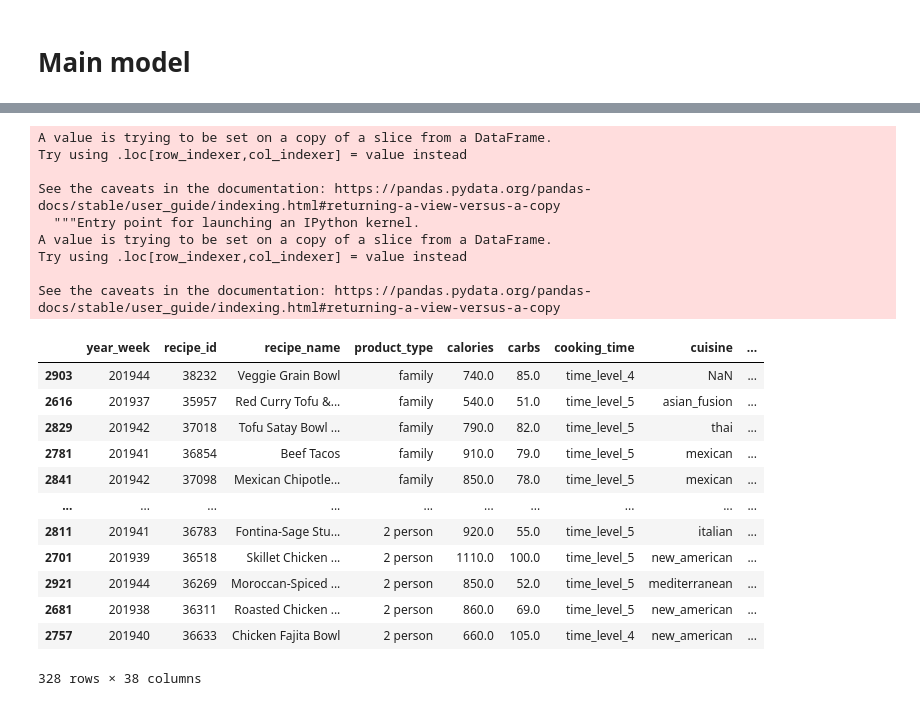
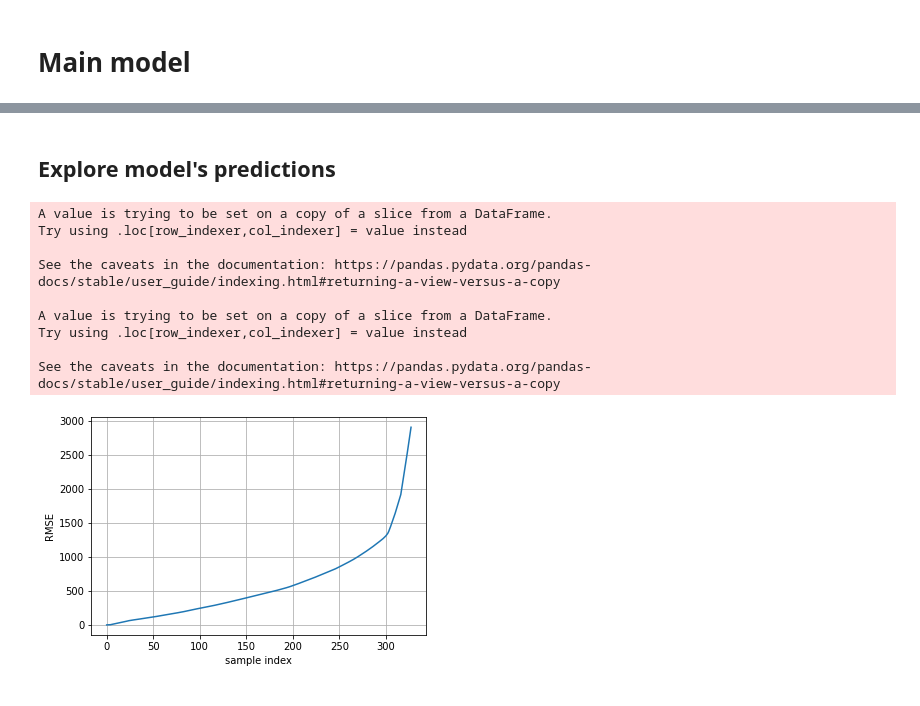
Before and after one commit to itdxer/marleyspoon-task, a Jupyter notebook: notebooks/Train-simple-model-on-independent-entities.ipynb, the cells around one changed output, grey strips where cells are left out. Drawn from its saved outputs; the diff is of its cells as text; code cells hidden in the pictures.

```diff
--- a/notebooks/Train-simple-model-on-independent-entities.ipynb
+++ b/notebooks/Train-simple-model-on-independent-entities.ipynb
@@ -27,6 +27,7 @@ df.head()
 # %%
 df["recipe_name_clean"] = (df
     .recipe_name
+    .str.replace("&", "and").str.replace("-", " ")
     .apply(lambda text: text.lower().strip())
     # Based on the analysis, it can make sense to matches these cases
     .replace({
@@ -50,23 +51,17 @@ def clean_data(df):
     df["week_day"] = df.year_week.apply(
         lambda year_week: datetime.datetime.strptime(year_week + '-1', "%G%V-%u")
     )
-    df["close_to_new_year"] = df.year_week.str.endswith(("01", "02", "52", "51", "50")).astype(int)
-    df["n_words"] = df.description.fillna("").str.len()
-    df["month"] = df.week_day.dt.month
-    df["week"] = np.cos(df.year_week.str.slice(4, 6).astype(int) / 13 * 2 * np.pi)
     df = df.merge(
         (df
-         .groupby("year_week")
-         .agg({"recipe_id": "count", "sales": "sum"})
-         .rename(columns={"recipe_id": "count", "sales": "total_sales"})),
+            .groupby("year_week")
+            .agg({"recipe_id": "count"})
+            .rename(columns={"recipe_id": "n_products"})
+        ),
         how="left",
         left_on="year_week",
         right_index=True,
     )
-#     df_stats = df.sort_values("year_week").groupby(["recipe_name_clean", "product_type"]).cumcount()
-    df_stats = df.sort_values("proteins", ascending=False).groupby(["year_week"]).calories.rank()
-    df_stats.name = "cumcount"
-    df = df.merge(df_stats, how="left", left_index=True, right_index=True)
+    df = df.sort_values(["year_week", "product_type"])
     return df
 # %% [markdown]
 # Train/validation split
@@ -241,0 +216,2 @@ array([ 43,  23,  33,  30,  35,  80,   0,   0,   4,   0,   0,   2,   3,
+# %% [markdown]
+## Explore model's predictions
@@ -242,27 +221,22 @@ array([ 43,  23,  33,  30,  35,  80,   0,   0,   4,   0,   0,   2,   3,
 # %%
 df_validation["sales_predicted"] = y_predicted
 df_validation["diff"] = (y_predicted - y_val).abs()
-df_validation.sort_values("diff")
+df_validation = df_validation.sort_values("diff")
+
+cum_errors = np.sqrt(((df_validation["diff"] ** 2).cumsum() / (np.arange(len(df_validation)) + 1)))
+plt.plot(cum_errors.values)
+plt.grid()
+
+plt.ylabel("RMSE")
+plt.xlabel("sample index");
 # %% [output]
 A value is trying to be set on a copy of a slice from a DataFrame.
 Try using .loc[row_indexer,col_indexer] = value instead
 
 See the caveats in the documentation: https://pandas.pydata.org/pandas-docs/stable/user_guide/indexing.html#returning-a-view-versus-a-copy
-  """Entry point for launching an IPython kernel.
+
 A value is trying to be set on a copy of a slice from a DataFrame.
 Try using .loc[row_indexer,col_indexer] = value instead
 
 See the caveats in the documentation: https://pandas.pydata.org/pandas-docs/stable/user_guide/indexing.html#returning-a-view-versus-a-copy
-|  | year_week | recipe_id | recipe_name | product_type | calories | carbs | cooking_time | cuisine | ... |
-| 2903 | 201944 | 38232 | Veggie Grain Bowl | family | 740.0 | 85.0 | time_level_4 | NaN | ... |
-| 2616 | 201937 | 35957 | Red Curry Tofu &... | family | 540.0 | 51.0 | time_level_5 | asian_fusion | ... |
-| 2829 | 201942 | 37018 | Tofu Satay Bowl ... | family | 790.0 | 82.0 | time_level_5 | thai | ... |
-| 2781 | 201941 | 36854 | Beef Tacos | family | 910.0 | 79.0 | time_level_5 | mexican | ... |
-| 2841 | 201942 | 37098 | Mexican Chipotle... | family | 850.0 | 78.0 | time_level_5 | mexican | ... |
-| ... | ... | ... | ... | ... | ... | ... | ... | ... | ... |
-| 2811 | 201941 | 36783 | Fontina-Sage Stu... | 2 person | 920.0 | 55.0 | time_level_5 | italian | ... |
-| 2701 | 201939 | 36518 | Skillet Chicken ... | 2 person | 1110.0 | 100.0 | time_level_5 | new_american | ... |
-| 2921 | 201944 | 36269 | Moroccan-Spiced ... | 2 person | 850.0 | 52.0 | time_level_5 | mediterranean | ... |
-| 2681 | 201938 | 36311 | Roasted Chicken ... | 2 person | 860.0 | 69.0 | time_level_5 | new_american | ... |
-| 2757 | 201940 | 36633 | Chicken Fajita Bowl | 2 person | 660.0 | 105.0 | time_level_4 | new_american | ... |
-328 rows × 38 columns
+[figure, added]
```
Also changed, not shown: parts of 57 cells of this notebook, 8 other files.
